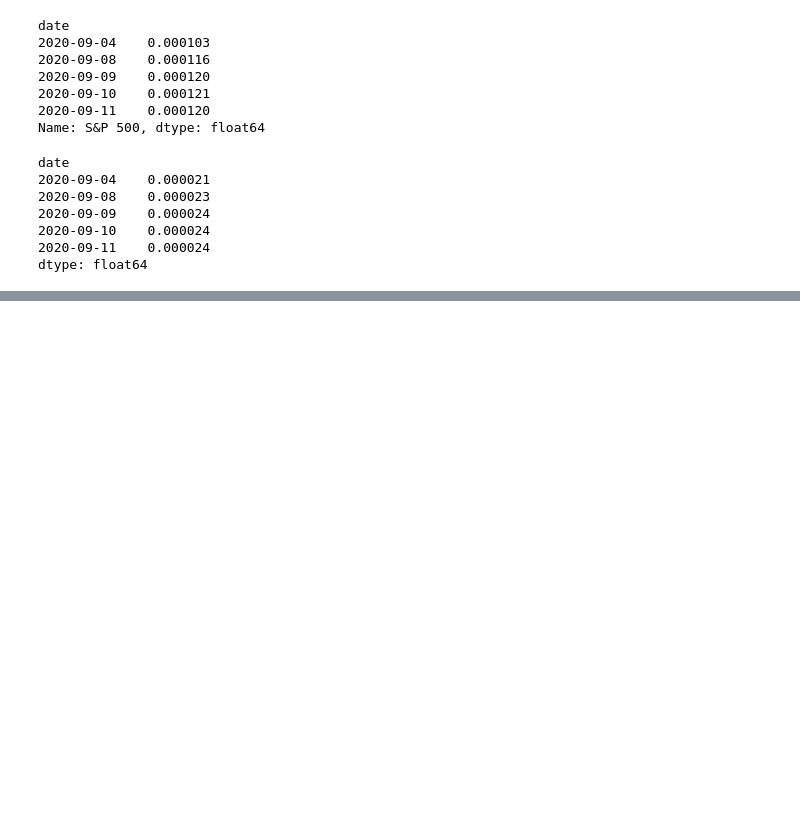
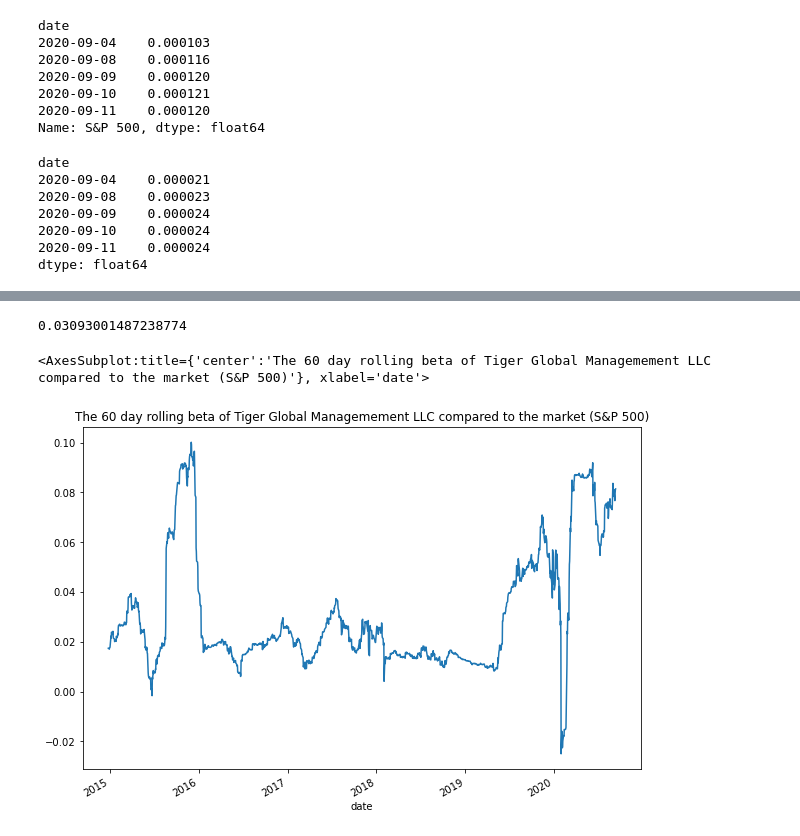
Before and after one commit to heitzo/Quantative_Analysis_Fintech_Investments, a Jupyter notebook: Quantatitive_Analysis_Fintech_Investment/risk_return_analysis.ipynb, the cells around one changed output, grey strips where cells are left out. Saved outputs shown, nothing was run; the diff lists cells and outputs as text; code cells hidden in the pictures; blank space fills up the shorter version.

```diff
--- a/Quantatitive_Analysis_Fintech_Investment/risk_return_analysis.ipynb
+++ b/Quantatitive_Analysis_Fintech_Investment/risk_return_analysis.ipynb
@@ -285,0 +310,5 @@ Rolling [window=60,center=False,axis=0,method=single]
+# %%
+# For portfolio two, using the 60-day rolling window, the daily return data, and the S&P 500 returns, calculate the covariance.
+tiger_rolling_60_covariance = daily_returns['TIGER GLOBAL MANAGEMENT LLC'].rolling(window=60).cov(daily_returns['S&P 500'])
+# Review the last five rows of the covariance of the portfolio.
+tiger_rolling_60_covariance.tail()
@@ -285,0 +323,5 @@ Rolling [window=60,center=False,axis=0,method=single]
+# %%
+# Calculate the beta based on the 60-day rolling covariance compared to the market (S&P 500)
+tiger_rolling_60_beta = tiger_rolling_60_covariance/market_variance_60_days
+# Review the last five rows of the beta information
+tiger_rolling_60_beta.tail()
@@ -285,0 +336,11 @@ Rolling [window=60,center=False,axis=0,method=single]
+# %%
+# Calculate the average of the 60-day rolling beta
+tiger_rolling_60_beta.mean()
+# %% [output]
+0.03093001487238774
+# %%
+# Plot the rolling beta
+tiger_rolling_60_beta.plot(figsize=(10,7), title='The 60 day rolling beta of Tiger Global Managemement LLC compared to the market (S&P 500)')
+# %% [output]
+<AxesSubplot:title={'center':'The 60 day rolling beta of Tiger Global Managemement LLC compared to the market (S&P 500)'}, xlabel='date'>
+[figure, added]
```
Also changed, not shown: parts of 6 cells of this notebook.
